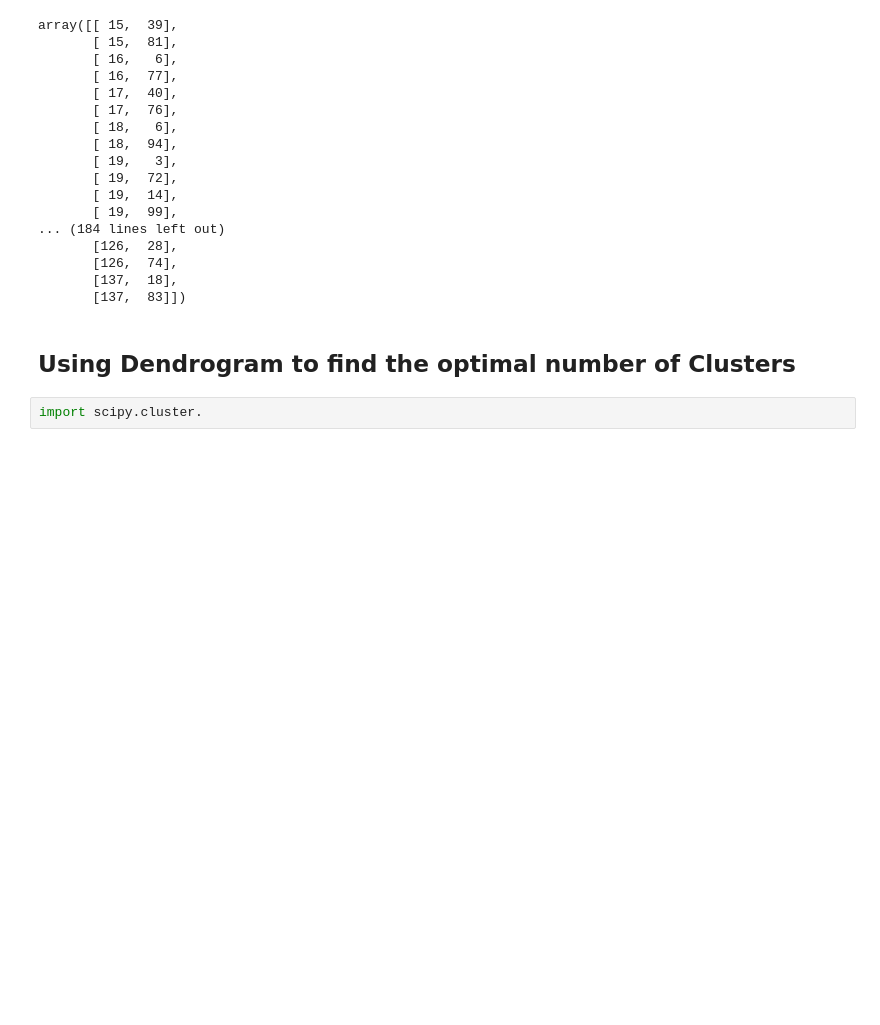
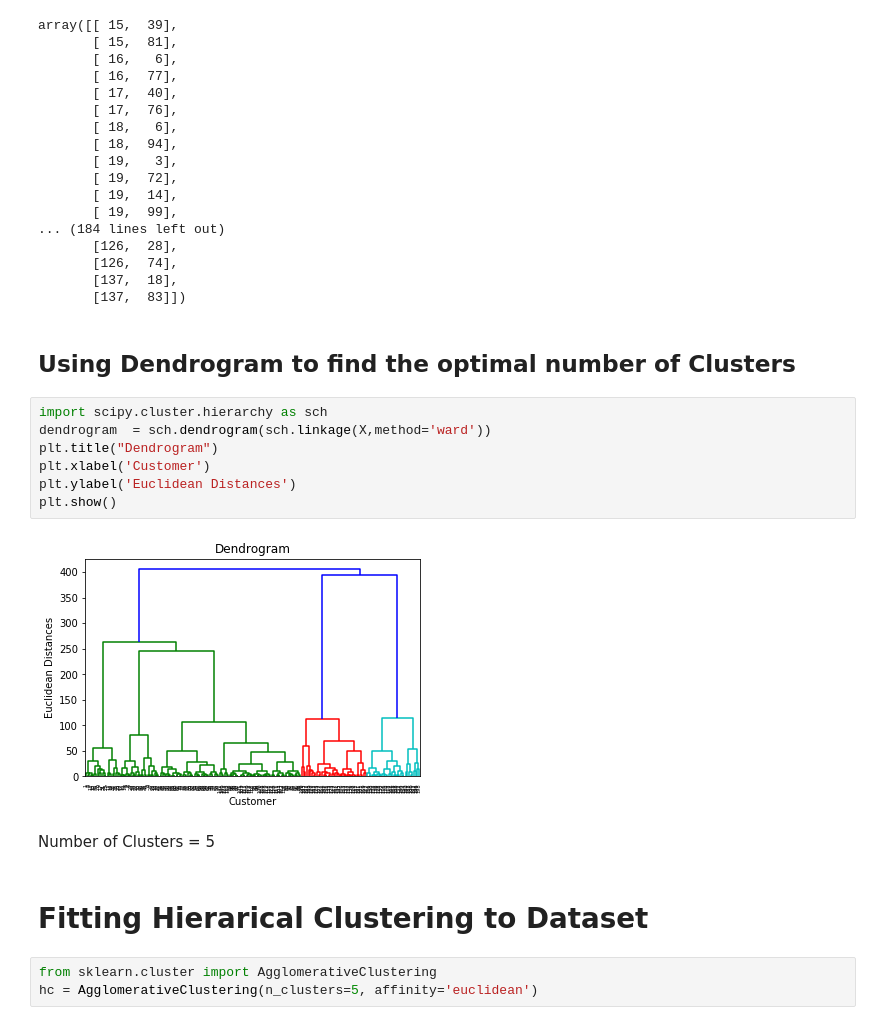
Before and after one commit to Pramodjais517/Machine_learning-A-Z-course, a Jupyter notebook: 04.Clustering/Hierarical/Hierarical Clustering.ipynb, the cells around one changed output. Drawn from its saved outputs; the diff is of its cells as text; blank space fills up the shorter version.

Commit message:
Hierarical Clustering Completed

```diff
--- a/04.Clustering/Hierarical/Hierarical Clustering.ipynb
+++ b/04.Clustering/Hierarical/Hierarical Clustering.ipynb
@@ -51,5 +51,19 @@ array([[ 15,  39],
        [137,  83]])
 # %% [markdown]
 ## Using Dendrogram to find the optimal number of Clusters
-# %%
-import scipy.cluster.
+# %%
+import scipy.cluster.hierarchy as sch
+dendrogram  = sch.dendrogram(sch.linkage(X,method='ward'))
+plt.title("Dendrogram")
+plt.xlabel('Customer')
+plt.ylabel('Euclidean Distances')
+plt.show()
+# %% [output]
+[figure, added]
+# %% [markdown]
+Number of Clusters = 5
+# %% [markdown]
+# Fitting Hierarical Clustering to Dataset
+# %%
+from sklearn.cluster import AgglomerativeClustering
+hc = AgglomerativeClustering(n_clusters=5, affinity='euclidean')
```
